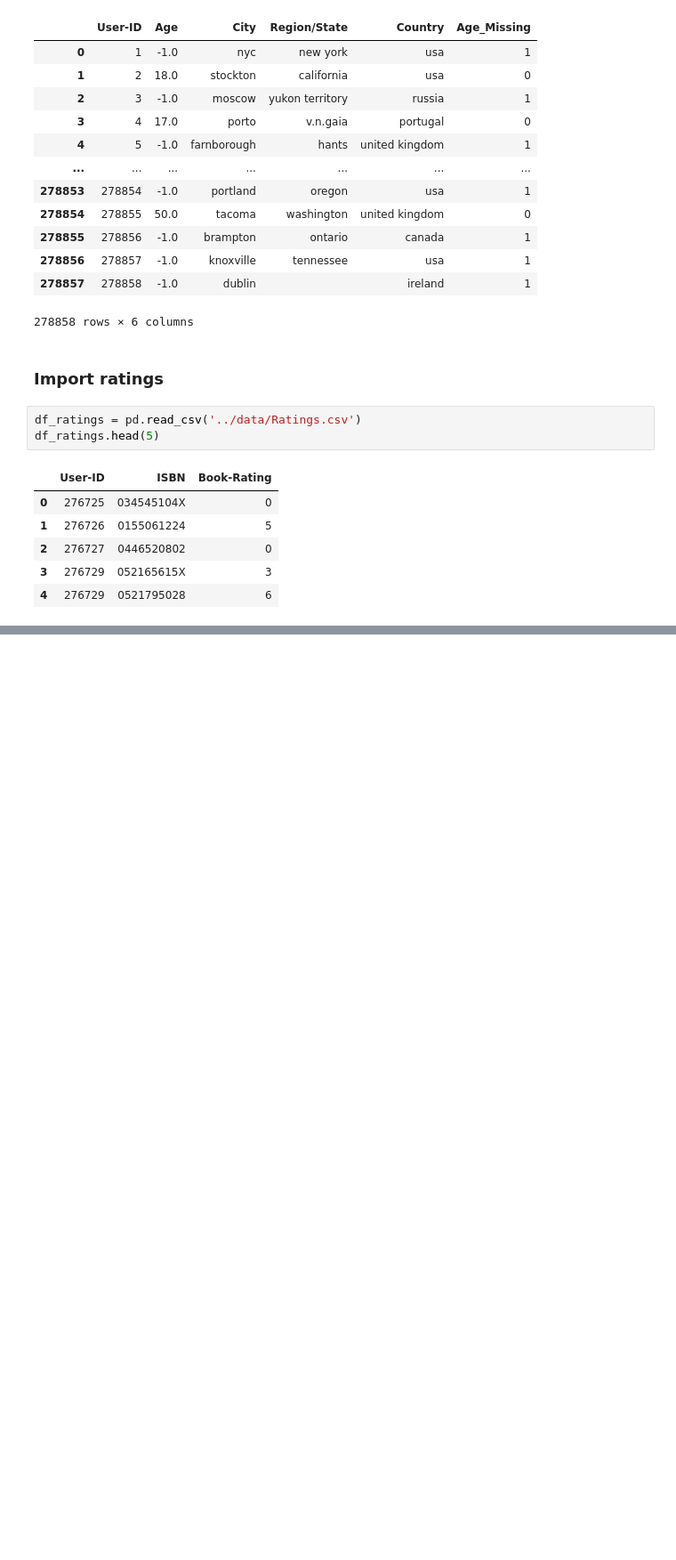
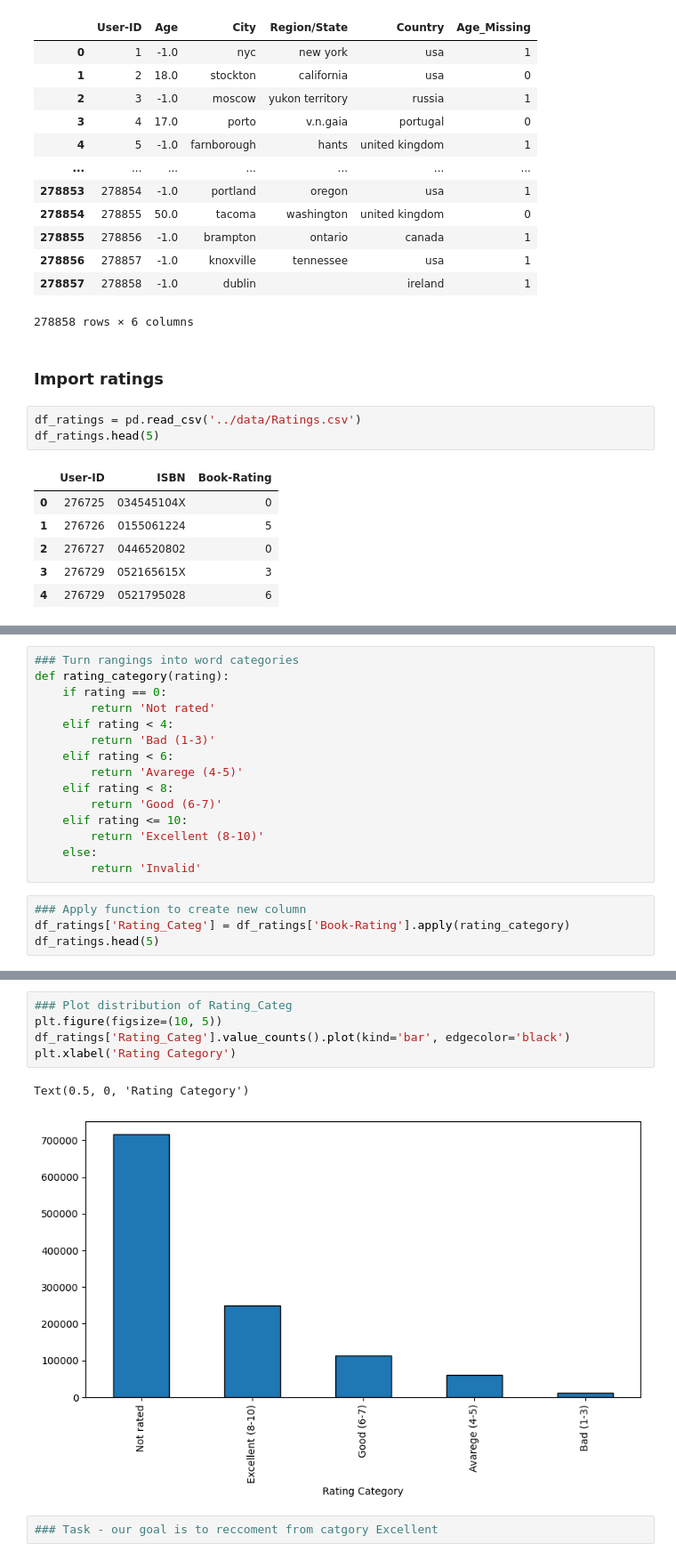
Before and after one commit to jtimko16/book-recommendation, a Jupyter notebook: notebooks/04. Prepare_data_for_model.ipynb, the cells around one changed output, grey strips where cells are left out. Shown at 89% size. Drawn from its saved outputs; the diff is of its cells as text; blank space fills up the shorter version.

```diff
--- a/notebooks/04. Prepare_data_for_model.ipynb
+++ b/notebooks/04. Prepare_data_for_model.ipynb
@@ -148,0 +159,19 @@ df_ratings.head(5)
+# %%
+### Turn rangings into word categories
+def rating_category(rating):
+    if rating == 0:
+        return 'Not rated'
+    elif rating < 4:
+        return 'Bad (1-3)'
+    elif rating < 6:
+        return 'Avarege (4-5)'
+    elif rating < 8:
+        return 'Good (6-7)'
+    elif rating <= 10:
+        return 'Excellent (8-10)'
+    else:
+        return 'Invalid'
+# %%
+### Apply function to create new column
+df_ratings['Rating_Categ'] = df_ratings['Book-Rating'].apply(rating_category)
+df_ratings.head(5)
@@ -148,0 +185,10 @@ df_ratings.head(5)
+# %%
+### Plot distribution of Rating_Categ
+plt.figure(figsize=(10, 5))
+df_ratings['Rating_Categ'].value_counts().plot(kind='bar', edgecolor='black')
+plt.xlabel('Rating Category')
+# %% [output]
+Text(0.5, 0, 'Rating Category')
+[figure, added]
+# %%
+### Task - our goal is to reccoment from catgory Excellent
```
Also changed, not shown: parts of 5 cells of this notebook, 2 other files.
